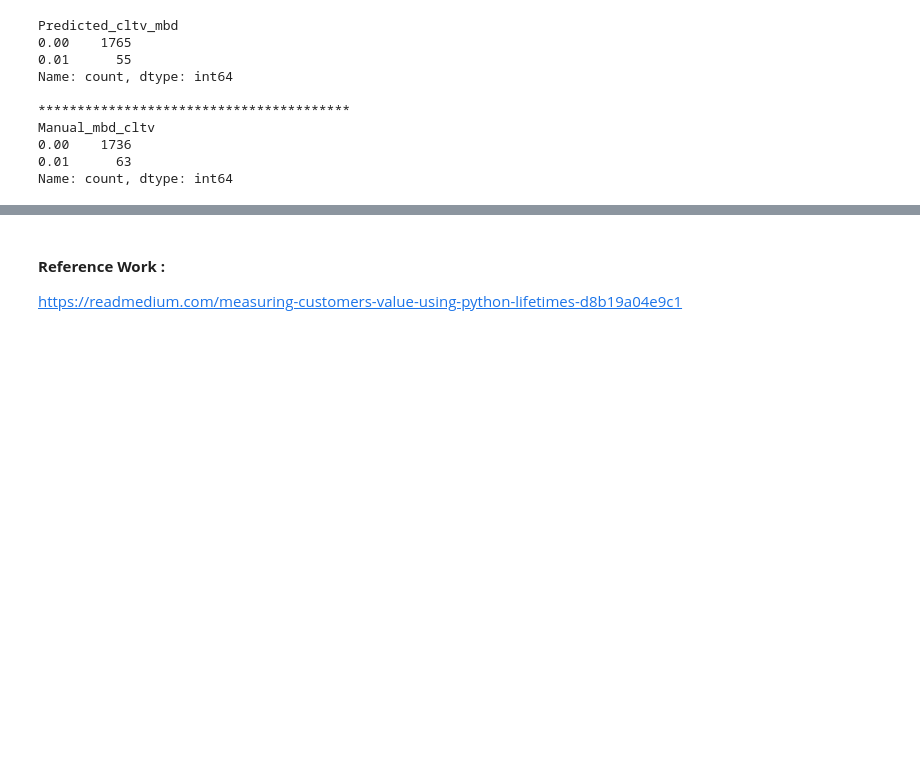
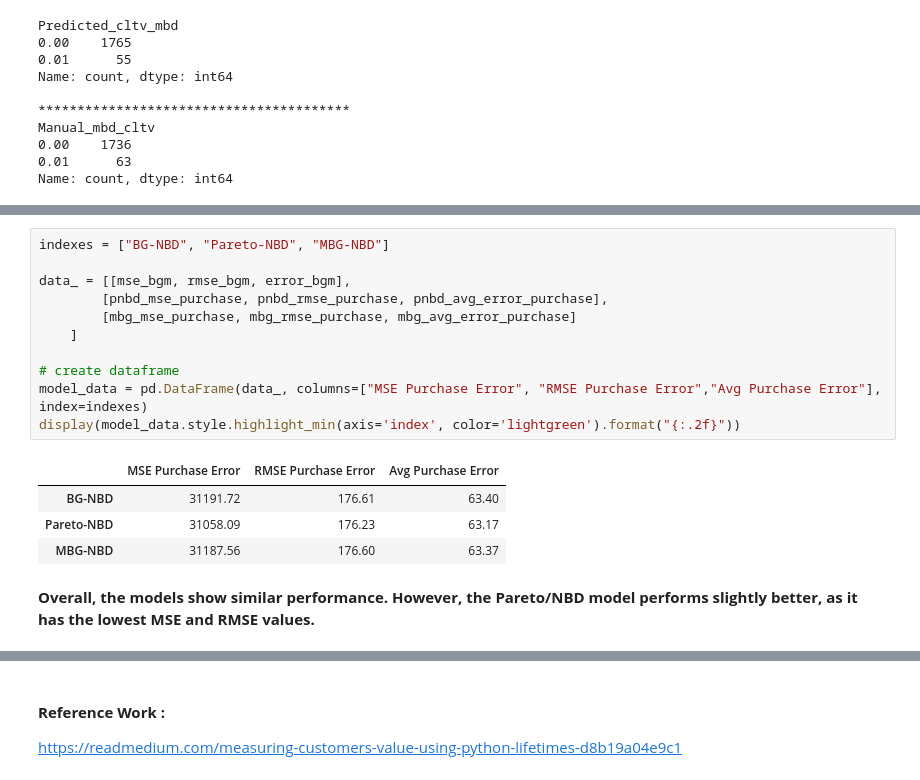
Before and after one commit to annugit1655/Customer-Behaviour-Analysis-with-CLTV, a Jupyter notebook: notebooks/04-CLTV-Probabilistic-models.ipynb, the cells around one changed output, grey strips where cells are left out. Cells and saved outputs as stored; diff of their text form; blank space fills up the shorter version.

```diff
--- a/notebooks/04-CLTV-Probabilistic-models.ipynb
+++ b/notebooks/04-CLTV-Probabilistic-models.ipynb
@@ -1496,0 +1515,18 @@ Name: count, dtype: int64
+# %%
+indexes = ["BG-NBD", "Pareto-NBD", "MBG-NBD"]
+
+data_ = [[mse_bgm, rmse_bgm, error_bgm],
+        [pnbd_mse_purchase, pnbd_rmse_purchase, pnbd_avg_error_purchase],
+        [mbg_mse_purchase, mbg_rmse_purchase, mbg_avg_error_purchase]
+    ]
+
+# create dataframe
+model_data = pd.DataFrame(data_, columns=["MSE Purchase Error", "RMSE Purchase Error","Avg Purchase Error"], index=indexes)
+display(model_data.style.highlight_min(axis='index', color='lightgreen').format("{:.2f}"))
+# %% [output]
+|  | MSE Purchase Error | RMSE Purchase Error | Avg Purchase Error |
+| BG-NBD | 31191.72 | 176.61 | 63.40 |
+| Pareto-NBD | 31058.09 | 176.23 | 63.17 |
+| MBG-NBD | 31187.56 | 176.60 | 63.37 |
+# %% [markdown]
+**Overall, the models show similar performance. However, the Pareto/NBD model performs slightly better, as it has the lowest MSE and RMSE values.**
```
Also changed, not shown: parts of 35 cells of this notebook.
